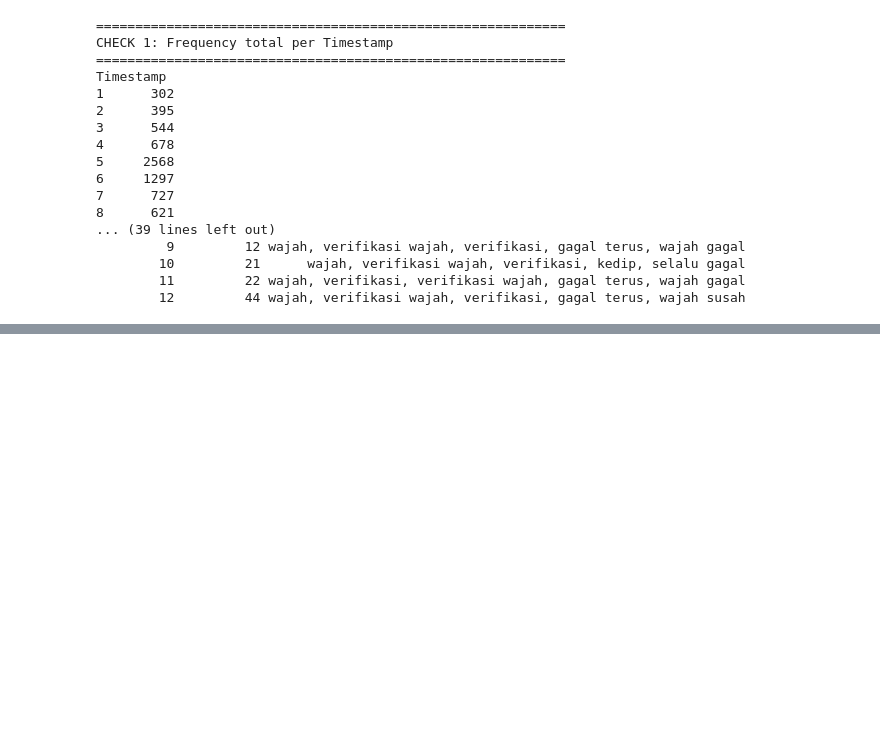
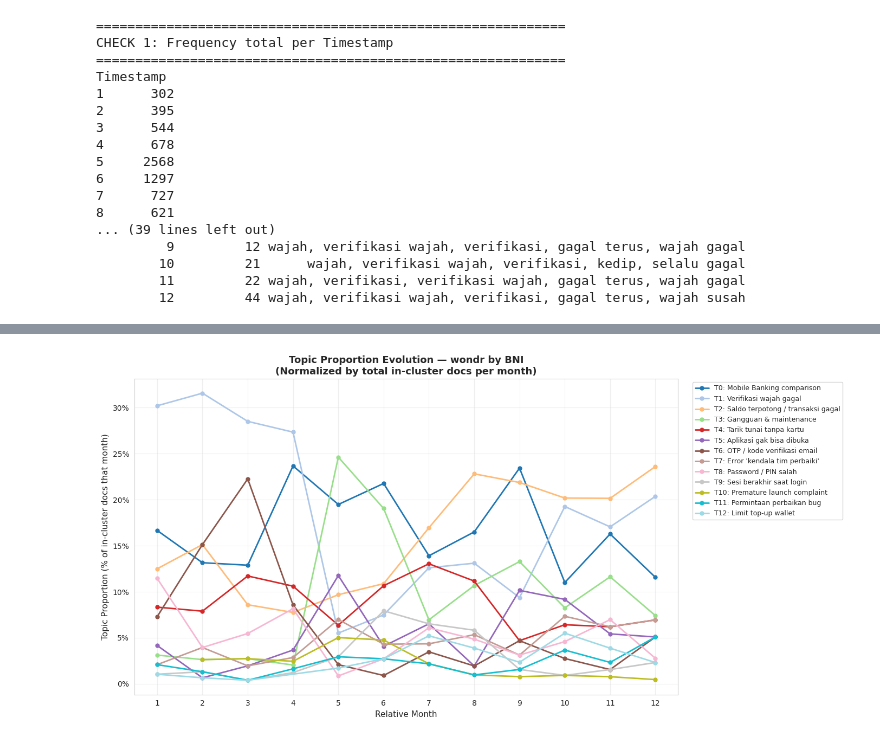
Before and after one commit to rabithahz-salwa/skripsi-bertopic-superapp, a Jupyter notebook: 05_bertopic_wondr.ipynb, the cells around one changed output, grey strips where cells are left out. Saved outputs shown, nothing was run; the diff lists cells and outputs as text; code cells hidden in the pictures; blank space fills up the shorter version.

```diff
--- a/05_bertopic_wondr.ipynb
+++ b/05_bertopic_wondr.ipynb
@@ -1085,0 +1248,64 @@ Timestamp
+# %%
+# === Section 8.5.2: Proportion plot — handle base rate effect ===
+
+# Compute proportion: topic_freq / total_freq per month
+total_per_month = tot_clean.groupby('Timestamp')['Frequency'].sum().reset_index()
+total_per_month.columns = ['Timestamp', 'TotalFreq']
+
+# Merge ke tot_clean
+tot_proportion = tot_clean.merge(total_per_month, on='Timestamp')
+tot_proportion['Proportion'] = tot_proportion['Frequency'] / tot_proportion['TotalFreq']
+
+# Verify proportion sum = 1.0 per month
+print("Sanity check: proportion sum per month (should all = 1.0)")
+print(tot_proportion.groupby('Timestamp')['Proportion'].sum())
+print()
+
+# Plot: 1 figure single panel, 13 lines, fokus highlight top movers
+fig, ax = plt.subplots(figsize=(14, 7))
+
+# Plot semua 13 topik
+for idx, topic_id in enumerate(sorted(tot_proportion['Topic'].unique())):
+    topic_data = tot_proportion[tot_proportion['Topic'] == topic_id].sort_values('Timestamp')
+    ax.plot(
+        topic_data['Timestamp'],
+        topic_data['Proportion'],
+        marker='o',
+        markersize=5,
+        linewidth=2,
+        color=colors[idx],
+        label=f"T{topic_id}: {TOPIC_LABELS[topic_id]}",
+    )
+
+# Format y-axis as percentage
+ax.set_yticklabels([f"{int(y*100)}%" for y in ax.get_yticks()])
+
+ax.set_xticks(range(1, 13))
+ax.set_xlim(0.5, 12.5)
+ax.set_xlabel('Relative Month', fontsize=11)
+ax.set_ylabel('Topic Proportion (% of in-cluster docs that month)', fontsize=11)
+ax.set_title(
+    'Topic Proportion Evolution — wondr by BNI\n(Normalized by total in-cluster docs per month)',
+    fontsize=13,
+    fontweight='bold',
+)
+ax.grid(True, alpha=0.3)
+
+# Legend di luar plot area (kanan)
+ax.legend(
+    bbox_to_anchor=(1.02, 1),
+    loc='upper left',
+    fontsize=9,
+    frameon=True,
+)
+
+plt.tight_layout()
+
+# Save
+output_path = FIG_DIR / "08_dtm_proportion.png"
+plt.savefig(output_path, dpi=300, bbox_inches='tight')
+print(f"✅ Saved to: {output_path}")
+print(f"   File size: {output_path.stat().st_size / 1024:.1f} KB")
+
+plt.show()
+# %% [output]
@@ -1085,0 +1330 @@ Timestamp
+[figure, added]
```
Also changed, not shown: parts of 6 cells of this notebook, 2 other files.
